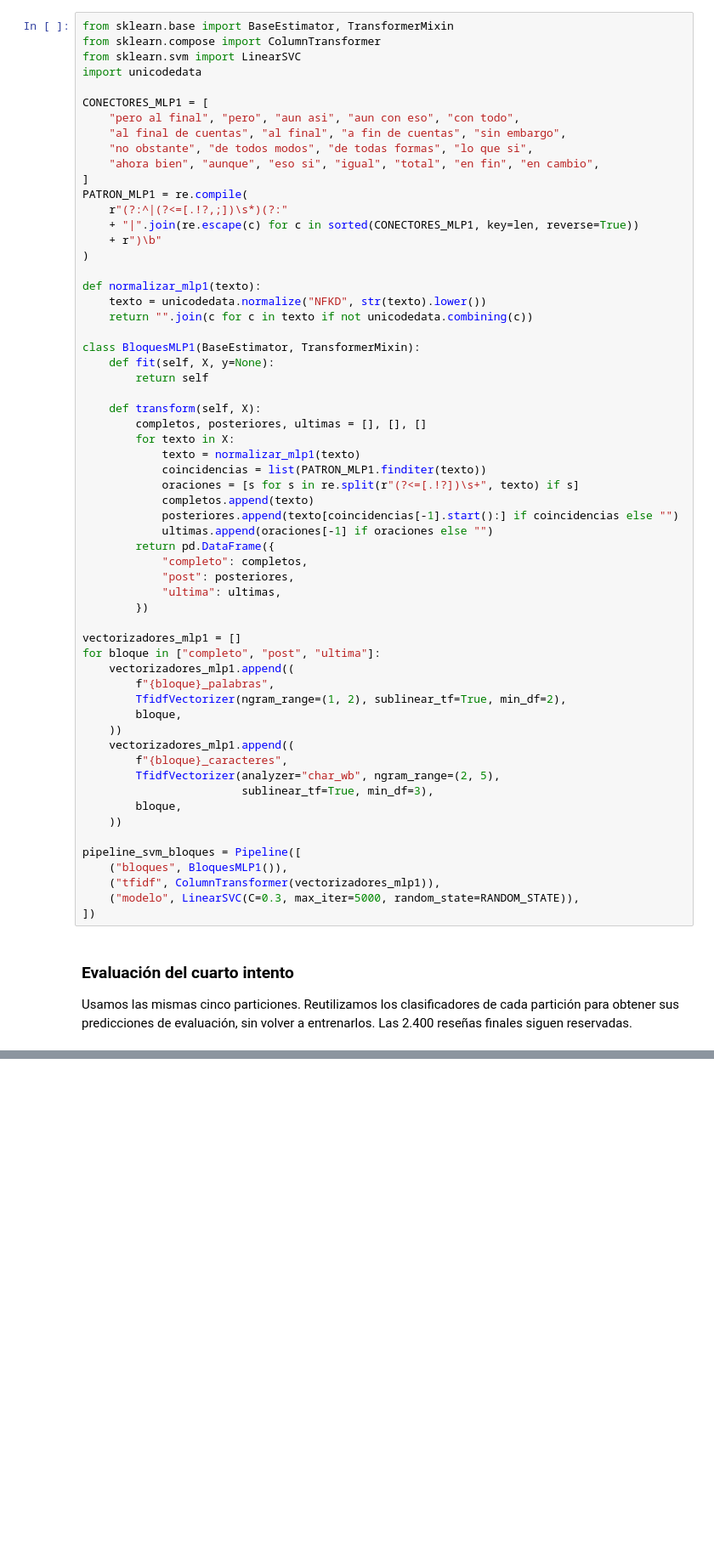
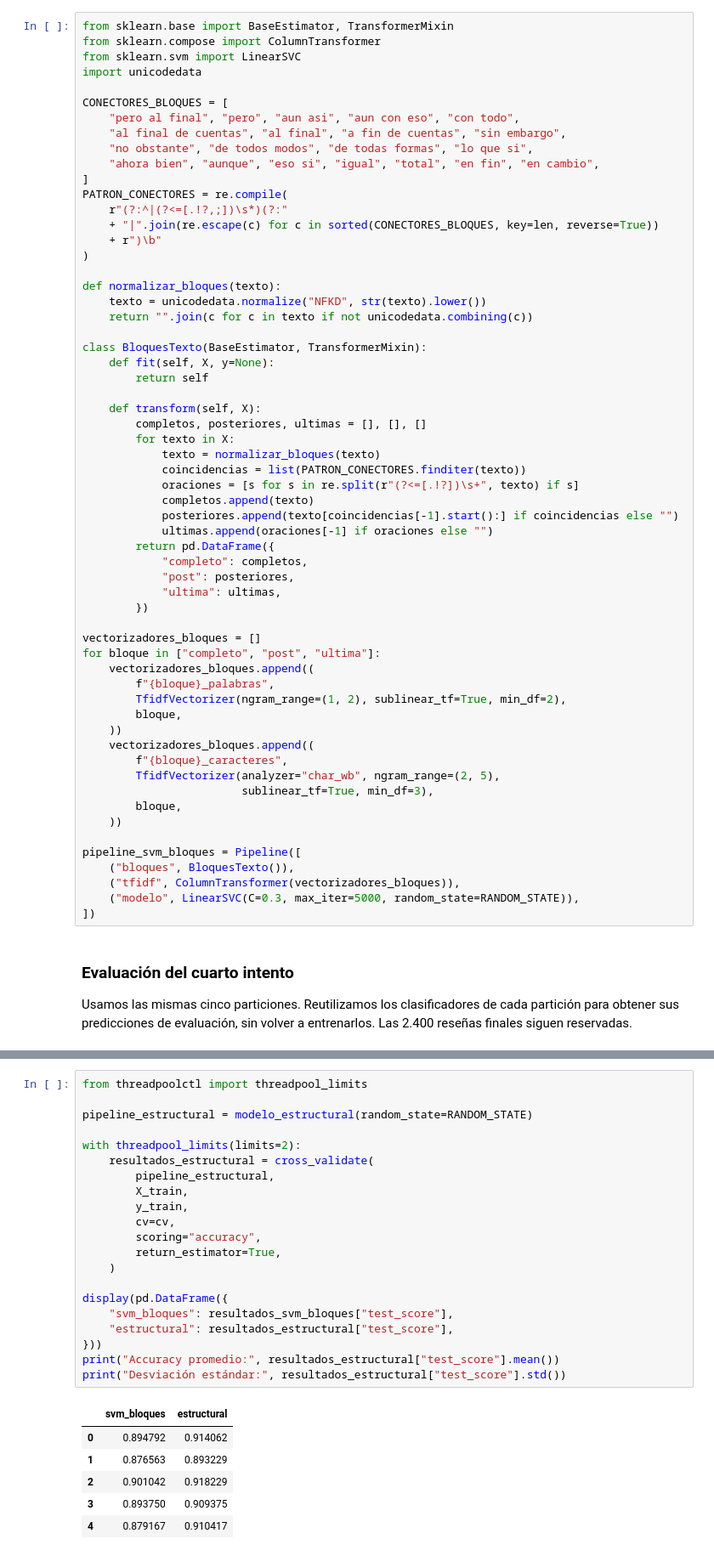
Before and after one commit to jmfonsecau/ISIS-2611-Proyecto-Parte-1, a Jupyter notebook: notebook_proyecto.ipynb, the cells around one changed output, grey strips where cells are left out. Shown at 85% size. Drawn from its saved outputs; the diff is of its cells as text; blank space fills up the shorter version.

```diff
--- a/notebook_proyecto.ipynb
+++ b/notebook_proyecto.ipynb
@@ -474,31 +471,31 @@ from sklearn.compose import ColumnTransformer
 from sklearn.svm import LinearSVC
 import unicodedata
 
-CONECTORES_MLP1 = [
+CONECTORES_BLOQUES = [
     "pero al final", "pero", "aun asi", "aun con eso", "con todo",
     "al final de cuentas", "al final", "a fin de cuentas", "sin embargo",
     "no obstante", "de todos modos", "de todas formas", "lo que si",
     "ahora bien", "aunque", "eso si", "igual", "total", "en fin", "en cambio",
 ]
-PATRON_MLP1 = re.compile(
+PATRON_CONECTORES = re.compile(
     r"(?:^|(?<=[.!?,;])\s*)(?:"
-    + "|".join(re.escape(c) for c in sorted(CONECTORES_MLP1, key=len, reverse=True))
+    + "|".join(re.escape(c) for c in sorted(CONECTORES_BLOQUES, key=len, reverse=True))
     + r")\b"
 )
 
-def normalizar_mlp1(texto):
+def normalizar_bloques(texto):
     texto = unicodedata.normalize("NFKD", str(texto).lower())
     return "".join(c for c in texto if not unicodedata.combining(c))
 
-class BloquesMLP1(BaseEstimator, TransformerMixin):
+class BloquesTexto(BaseEstimator, TransformerMixin):
     def fit(self, X, y=None):
         return self
 
     def transform(self, X):
         completos, posteriores, ultimas = [], [], []
         for texto in X:
-            texto = normalizar_mlp1(texto)
-            coincidencias = list(PATRON_MLP1.finditer(texto))
+            texto = normalizar_bloques(texto)
+            coincidencias = list(PATRON_CONECTORES.finditer(texto))
             oraciones = [s for s in re.split(r"(?<=[.!?])\s+", texto) if s]
             completos.append(texto)
             posteriores.append(texto[coincidencias[-1].start():] if coincidencias else "")
@@ -509,14 +506,14 @@ class BloquesMLP1(BaseEstimator, TransformerMixin):
             "ultima": ultimas,
         })
 
-vectorizadores_mlp1 = []
+vectorizadores_bloques = []
 for bloque in ["completo", "post", "ultima"]:
-    vectorizadores_mlp1.append((
+    vectorizadores_bloques.append((
         f"{bloque}_palabras",
         TfidfVectorizer(ngram_range=(1, 2), sublinear_tf=True, min_df=2),
         bloque,
     ))
-    vectorizadores_mlp1.append((
+    vectorizadores_bloques.append((
         f"{bloque}_caracteres",
         TfidfVectorizer(analyzer="char_wb", ngram_range=(2, 5),
                         sublinear_tf=True, min_df=3),
@@ -524,8 +521,8 @@ for bloque in ["completo", "post", "ultima"]:
     ))
 
 pipeline_svm_bloques = Pipeline([
-    ("bloques", BloquesMLP1()),
-    ("tfidf", ColumnTransformer(vectorizadores_mlp1)),
+    ("bloques", BloquesTexto()),
+    ("tfidf", ColumnTransformer(vectorizadores_bloques)),
     ("modelo", LinearSVC(C=0.3, max_iter=5000, random_state=RANDOM_STATE)),
 ])
 # %% [markdown]
@@ -588,0 +1151,28 @@ El cuarto modelo obtuvo 88,91 % de accuracy promedio y una desviación de 0,97 p
+# %%
+from threadpoolctl import threadpool_limits
+
+pipeline_estructural = modelo_estructural(random_state=RANDOM_STATE)
+
+with threadpool_limits(limits=2):
+    resultados_estructural = cross_validate(
+        pipeline_estructural,
+        X_train,
+        y_train,
+        cv=cv,
+        scoring="accuracy",
+        return_estimator=True,
+    )
+
+display(pd.DataFrame({
+    "svm_bloques": resultados_svm_bloques["test_score"],
+    "estructural": resultados_estructural["test_score"],
+}))
+print("Accuracy promedio:", resultados_estructural["test_score"].mean())
+print("Desviación estándar:", resultados_estructural["test_score"].std())
+# %% [output]
+|  | svm_bloques | estructural |
+| 0 | 0.894792 | 0.914062 |
+| 1 | 0.876563 | 0.893229 |
+| 2 | 0.901042 | 0.918229 |
+| 3 | 0.893750 | 0.909375 |
+| 4 | 0.879167 | 0.910417 |
```
Also changed, not shown: parts of 23 cells of this notebook, 2 other files.
